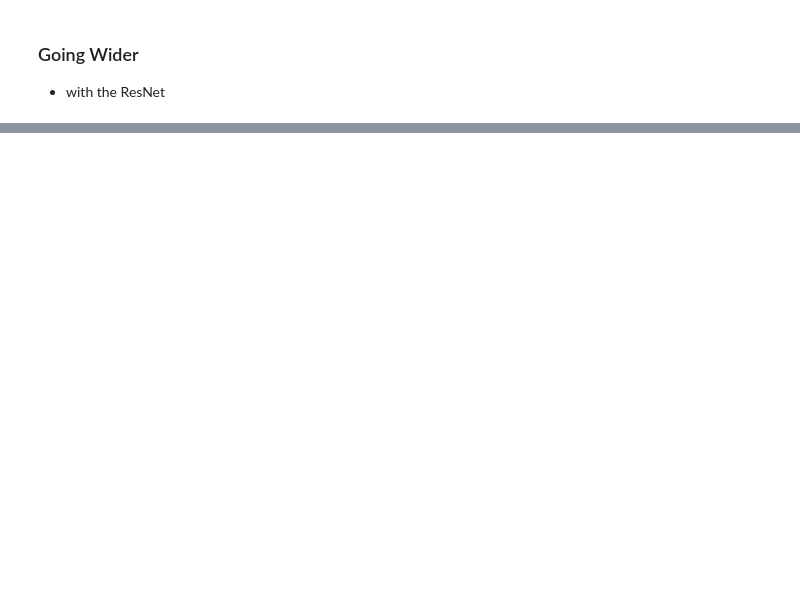
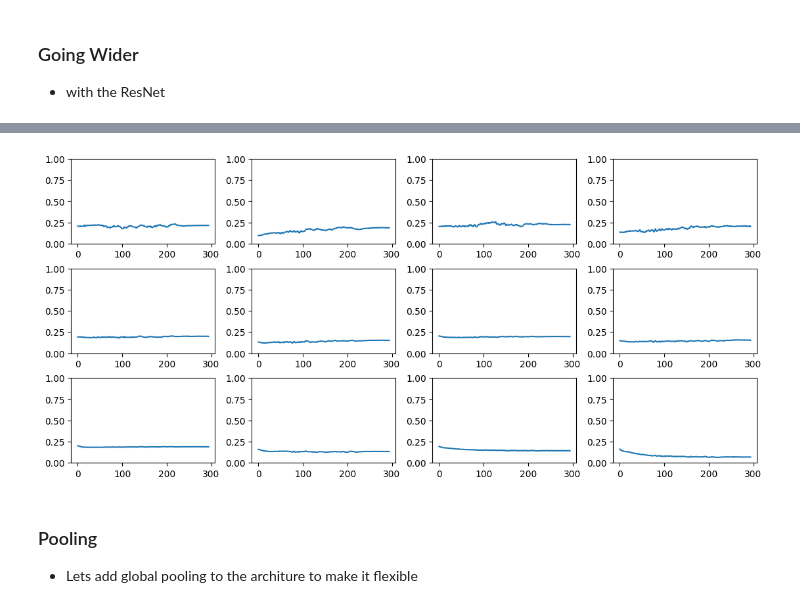
Before and after one commit to mtm-007/Deep-Learing-from-the-foundation-and-GEN_AI, a Jupyter notebook: augumentation.ipynb, the cells around one changed output, grey strips where cells are left out. Cells and saved outputs as stored; diff of their text form; code cells hidden in the pictures; blank space fills up the shorter version.

```diff
--- a/augumentation.ipynb
+++ b/augumentation.ipynb
@@ -87,0 +126,7 @@ learn.fit(epochs)
+# %%
+astats.dead_chart()
+# %% [output]
+[figure, added]
+# %% [markdown]
+### Pooling
+* Lets add global pooling to the architure to make it flexible
```
Also changed, not shown: parts of 32 cells of this notebook, 1 other file.
